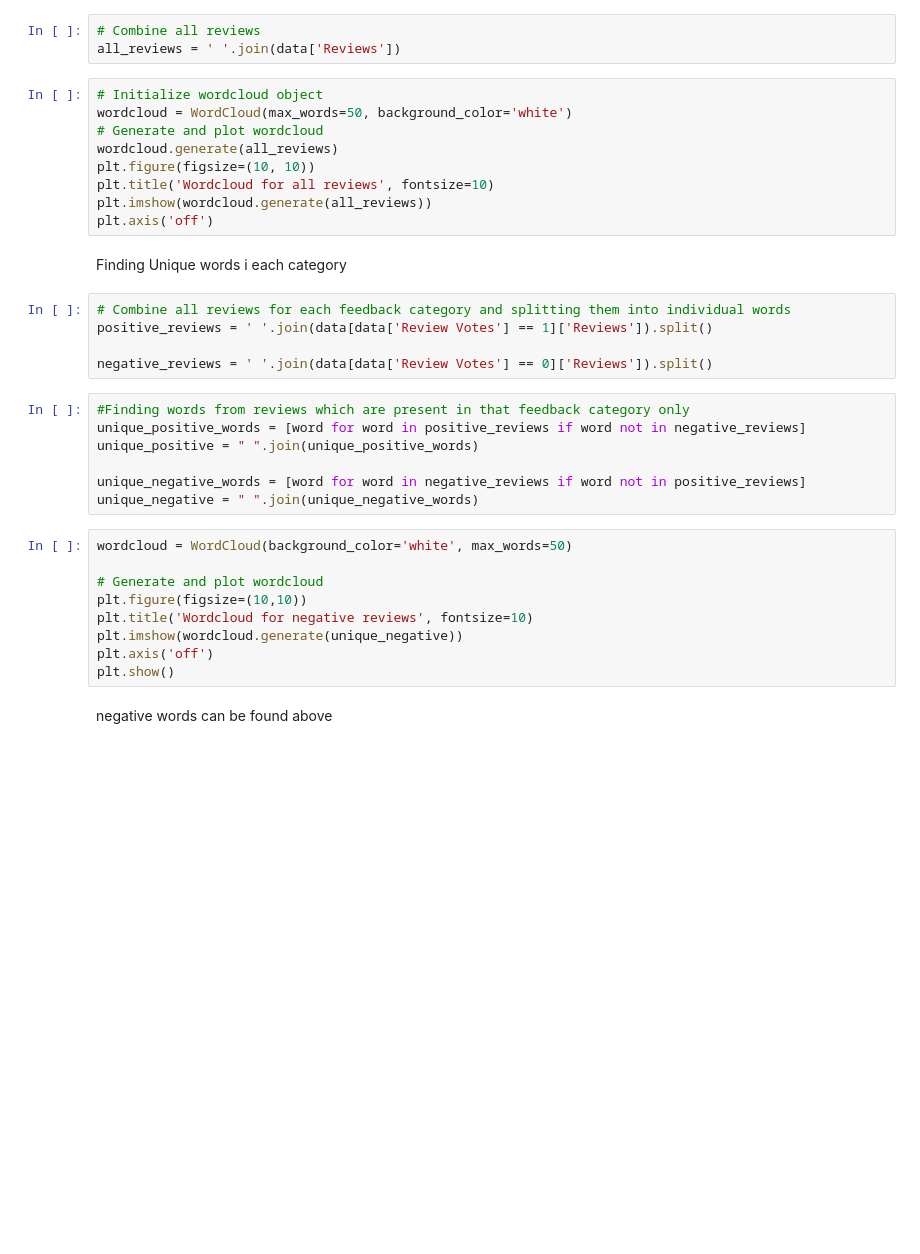
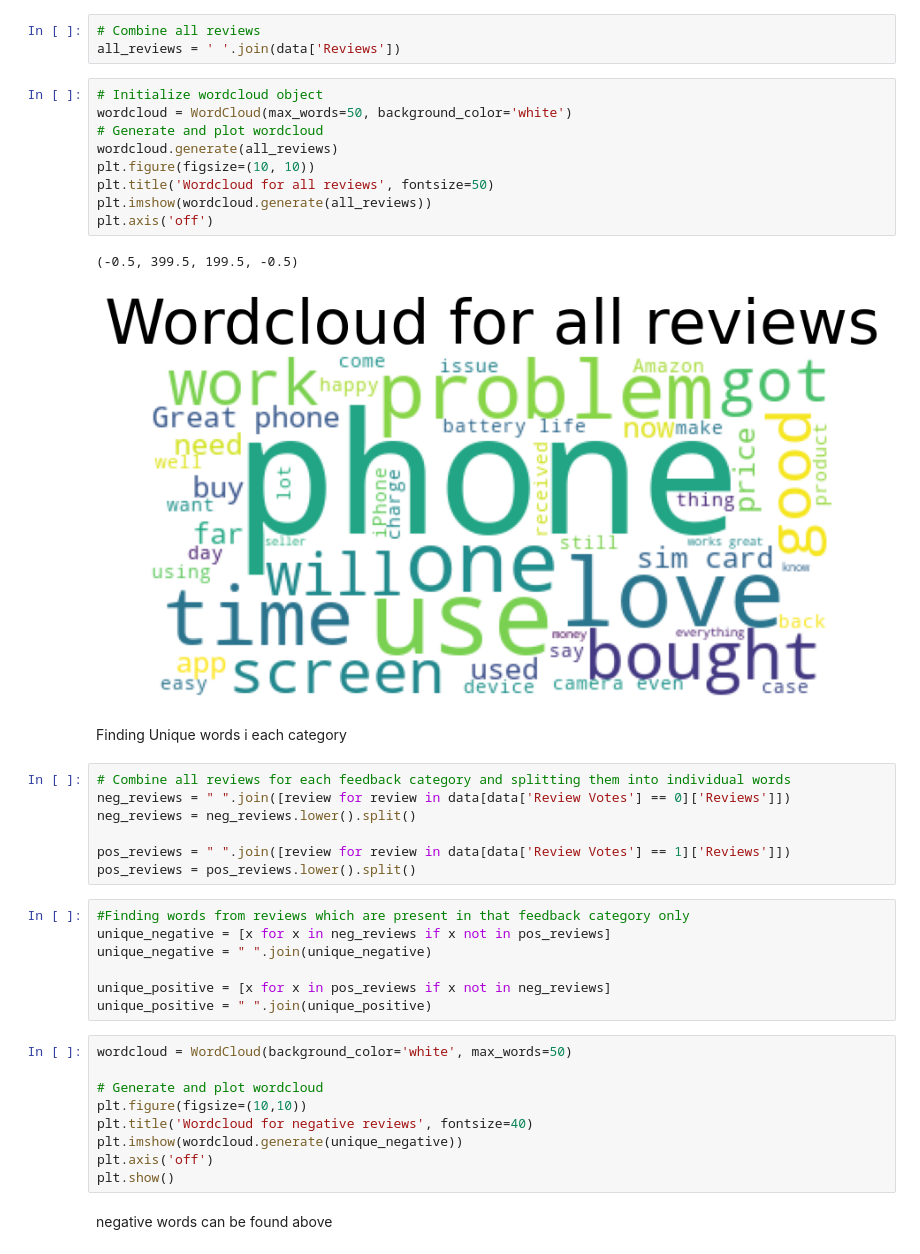
Before and after one commit to esskare/Sentiment-Analysis-on-Products, a Jupyter notebook: DataModelling.ipynb, the cells around one changed output. Cells and saved outputs as stored; diff of their text form; blank space fills up the shorter version.

```diff
--- a/DataModelling.ipynb
+++ b/DataModelling.ipynb
@@ -188,32 +360,37 @@ all_reviews = ' '.join(data['Reviews'])
 # %%
 # Initialize wordcloud object
 wordcloud = WordCloud(max_words=50, background_color='white')
 # Generate and plot wordcloud
 wordcloud.generate(all_reviews)
 plt.figure(figsize=(10, 10))
-plt.title('Wordcloud for all reviews', fontsize=10)
+plt.title('Wordcloud for all reviews', fontsize=50)
 plt.imshow(wordcloud.generate(all_reviews))
 plt.axis('off')
+# %% [output]
+(-0.5, 399.5, 199.5, -0.5)
+[figure, added]
 # %% [markdown]
 Finding Unique words i each category
 # %%
 # Combine all reviews for each feedback category and splitting them into individual words
-positive_reviews = ' '.join(data[data['Review Votes'] == 1]['Reviews']).split()
+neg_reviews = " ".join([review for review in data[data['Review Votes'] == 0]['Reviews']])
+neg_reviews = neg_reviews.lower().split()
 
-negative_reviews = ' '.join(data[data['Review Votes'] == 0]['Reviews']).split()
+pos_reviews = " ".join([review for review in data[data['Review Votes'] == 1]['Reviews']])
+pos_reviews = pos_reviews.lower().split()
 # %%
 #Finding words from reviews which are present in that feedback category only
-unique_positive_words = [word for word in positive_reviews if word not in negative_reviews]
-unique_positive = " ".join(unique_positive_words)
+unique_negative = [x for x in neg_reviews if x not in pos_reviews]
+unique_negative = " ".join(unique_negative)
 
-unique_negative_words = [word for word in negative_reviews if word not in positive_reviews]
-unique_negative = " ".join(unique_negative_words)
+unique_positive = [x for x in pos_reviews if x not in neg_reviews]
+unique_positive = " ".join(unique_positive)
 # %%
 wordcloud = WordCloud(background_color='white', max_words=50)
 
 # Generate and plot wordcloud
 plt.figure(figsize=(10,10))
-plt.title('Wordcloud for negative reviews', fontsize=10)
+plt.title('Wordcloud for negative reviews', fontsize=40)
 plt.imshow(wordcloud.generate(unique_negative))
 plt.axis('off')
 plt.show()
```
Also changed, not shown: parts of 62 cells of this notebook.
